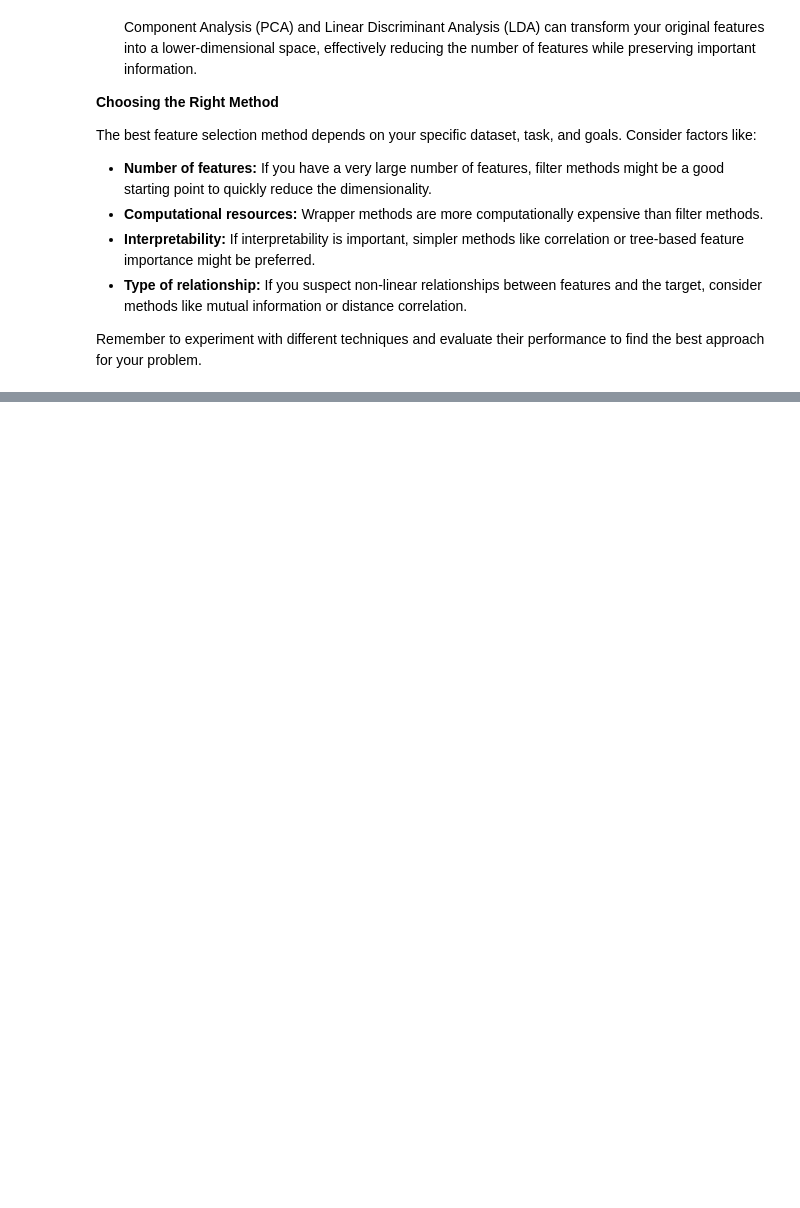
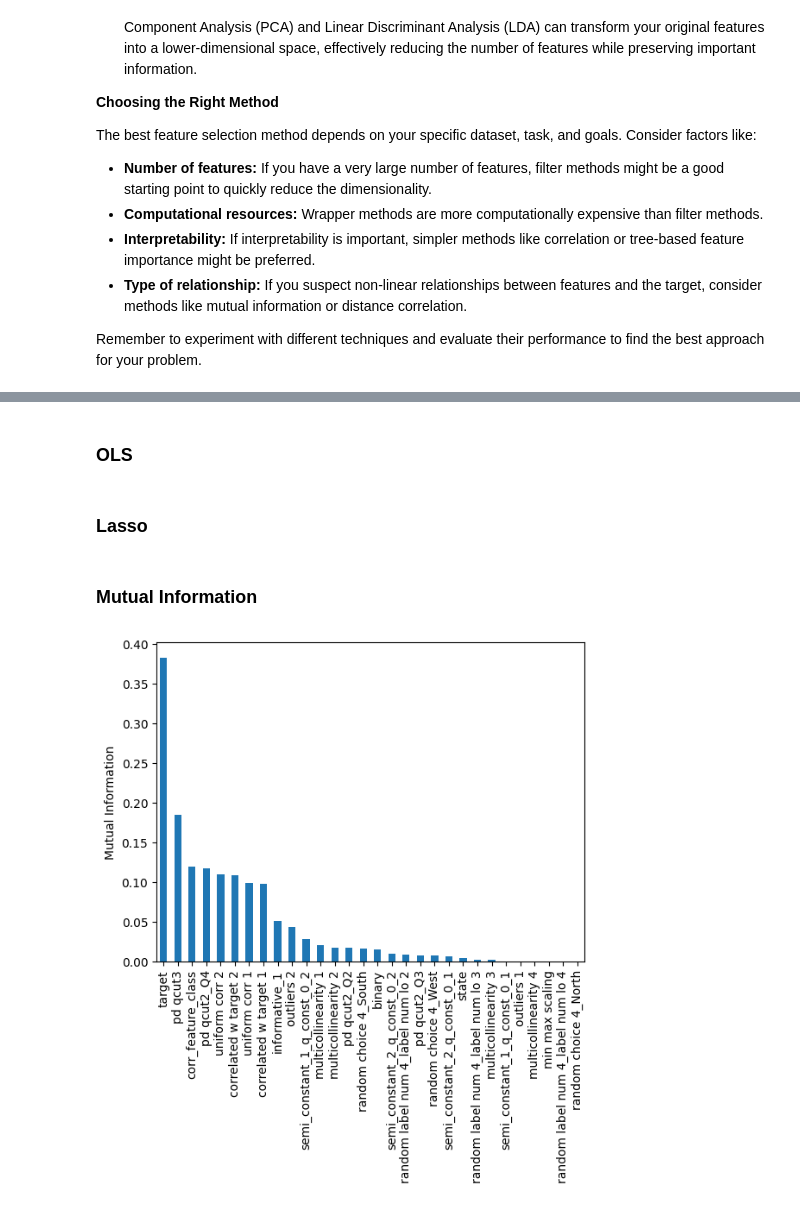
Before and after one commit to gitmystuff/DSChunks, a Jupyter notebook: Feature_Selection_Methods.ipynb, the cells around one changed output, grey strips where cells are left out. Saved outputs shown, nothing was run; the diff lists cells and outputs as text; code cells hidden in the pictures; blank space fills up the shorter version.

```diff
--- a/Feature_Selection_Methods.ipynb
+++ b/Feature_Selection_Methods.ipynb
@@ -266,0 +343,6 @@ Remember to experiment with different techniques and evaluate their performance
+# %%
+from sklearn.model_selection import train_test_split
+
+list_to_drop.append('class')
+X_train, X_test, y_train, y_test = train_test_split(df.drop(list_to_drop, axis=1), df['class'], test_size=0.3, random_state=random_state)
+X_train.shape, X_test.shape
@@ -266,0 +402,25 @@ Remember to experiment with different techniques and evaluate their performance
+# %%
+# iterate dropping features with high vif
+import pandas as pd
+import numpy as np
+from sklearn.preprocessing import StandardScaler
+from statsmodels.stats.outliers_influence import variance_inflation_factor
+
+removed1=[]
+x_copy1 = X_train.copy()
+max_vif = thresh = 10
+while max_vif >= thresh:
+  my_list = [variance_inflation_factor(x_copy1, i) for i in range(x_copy1.shape[1])]
+  max_vif = max(my_list)
+  if max_vif > thresh:
+    max_index = my_list.index(max_vif)
+    removed1.append(x_copy1.columns[max_index])
+    print(x_copy1.columns[max_index], variance_inflation_factor(x_copy1, max_index))
+    x_copy1.drop(x_copy1.columns[max_index], axis=1, inplace=True)
+
+
+# Calculate VIF
+vif = pd.DataFrame()
+vif["Variable"] = x_copy1.columns
+vif["VIF"] = [variance_inflation_factor(x_copy1, i) for i in range(x_copy1.shape[1])]
+print(vif)
@@ -266,0 +445,6 @@ Remember to experiment with different techniques and evaluate their performance
+# %%
+removed1
+X_train.drop(removed1, axis=1, inplace=True)
+X_test.drop(removed1, axis=1, inplace=True)
+# %% [markdown]
+### OLS
@@ -266,0 +461,2 @@ Remember to experiment with different techniques and evaluate their performance
+# %% [markdown]
+### Lasso
@@ -266,0 +477,14 @@ Remember to experiment with different techniques and evaluate their performance
+# %% [markdown]
+### Mutual Information
+# %%
+# mutual information
+import matplotlib.pyplot as plt
+from sklearn.feature_selection import mutual_info_regression, mutual_info_classif
+
+mi = mutual_info_classif(X_train, y_train)
+mi = pd.Series(mi)
+mi.index = X_train.columns
+mi.sort_values(ascending=False).plot.bar()
+plt.ylabel('Mutual Information');
+# %% [output]
+[figure, added]
```
Also changed, not shown: parts of 28 cells of this notebook.
